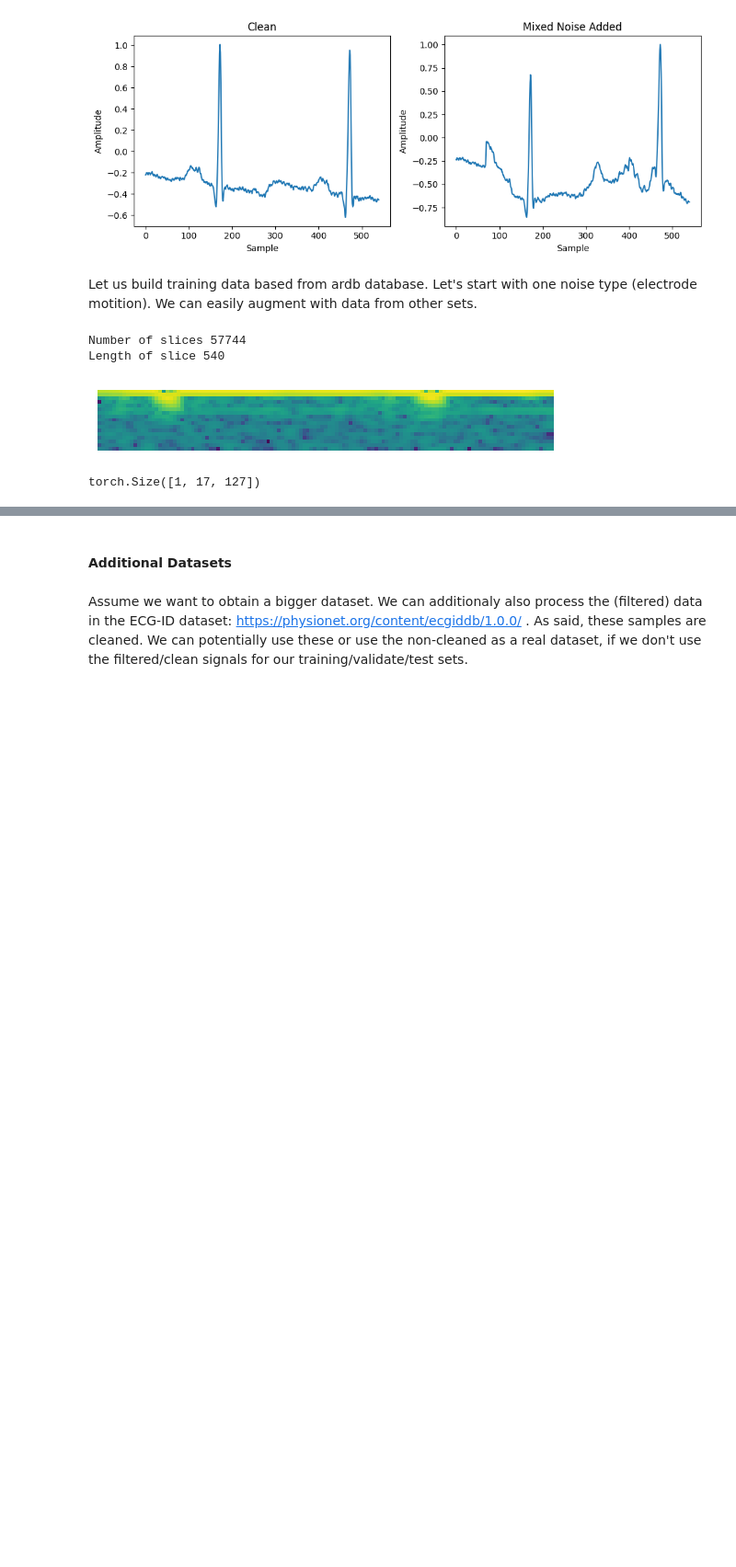
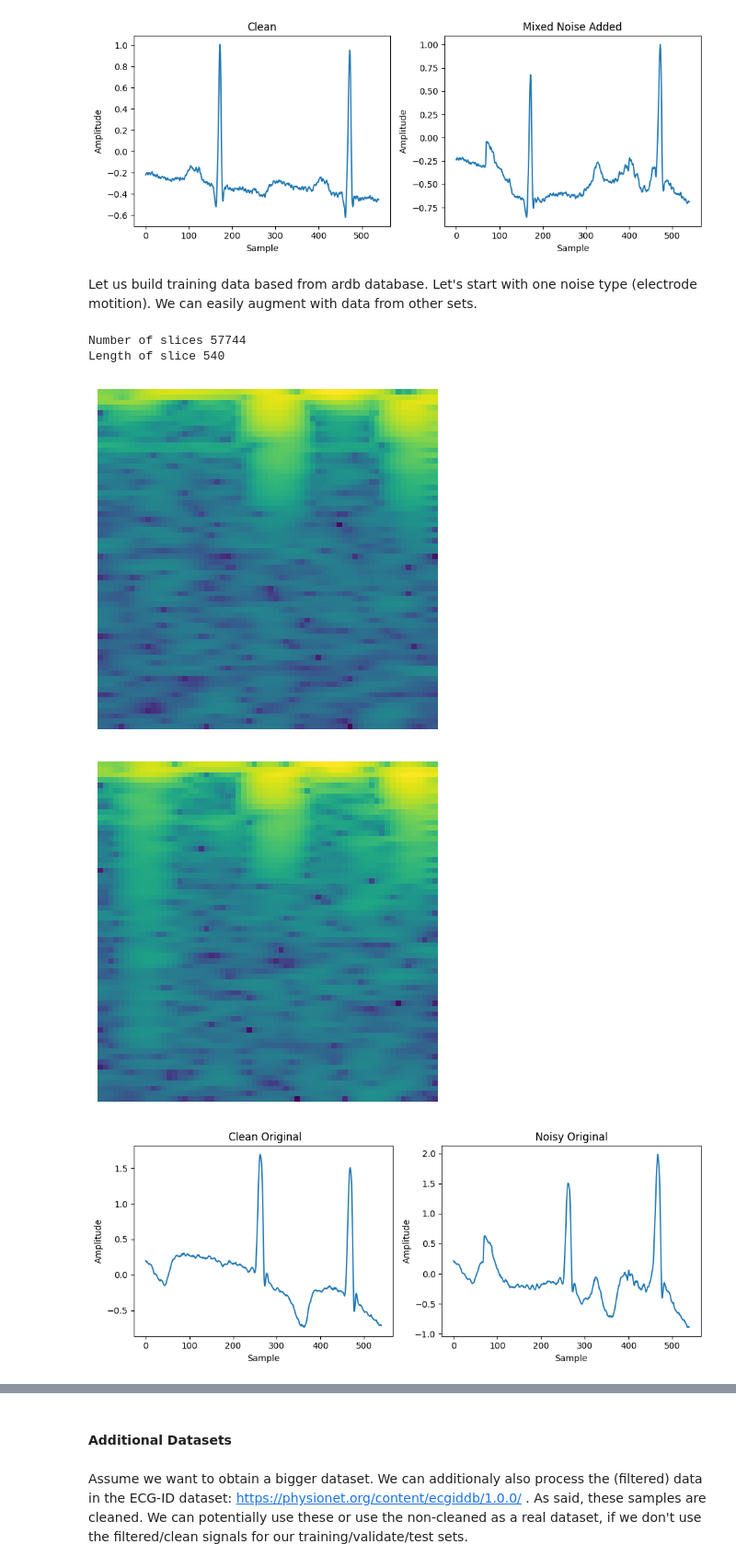
Before and after one commit to piedeboer96/ECG-Signal-Denoising, a Jupyter notebook: ecg_build_datasets.ipynb, the cells around one changed output, grey strips where cells are left out. Shown: that part at 92% size. Drawn from its saved outputs; the diff is of its cells as text; code cells hidden in the pictures; blank space fills up the shorter version.

```diff
--- a/ecg_build_datasets.ipynb
+++ b/ecg_build_datasets.ipynb
@@ -580,9 +577,24 @@ with open('specs_noisy_EM_snr_5.pkl', 'wb') as f:
 # %% [output]
 Number of slices 57744
 Length of slice 540
-# %%
-visualize_tensor(specs_clean[0])
-print((specs_clean[0]).shape)
-# %% [output]
-[figure, removed]
-torch.Size([1, 17, 127])
+# %%
+# Visualize Spectrograms
+idx = 45000
+visualize_tensor(specs_clean[idx])
+visualize_tensor(specs_noisy_EM_snr_5[idx])
+
+# Original
+clean_org = clean_slices_flat[idx]
+noise_org = noisy_slices_em_SNR_5_flat[idx]
+
+# Recover Signals
+clean_rec = spectrogram_log_to_ecg(specs_clean[idx],n_fft = 126,hop_length = 8);
+noisy_rec  = spectrogram_log_to_ecg(specs_noisy_EM_snr_5[idx],n_fft = 126,hop_length = 8)
+
+# Visualize
+plot_multiple_timeseries(  [clean_org, noise_org ] , [' Clean Original', 'Noisy Original']  )
+plot_multiple_timeseries(  [clean_rec, -noisy_rec ] , [' Clean GriffinLin', 'Noisy GriffinLin']  )
+# %% [output]
+[figure, added]
+[figure, added]
+[figure, added]
```
Also changed, not shown: parts of 8 cells of this notebook.
